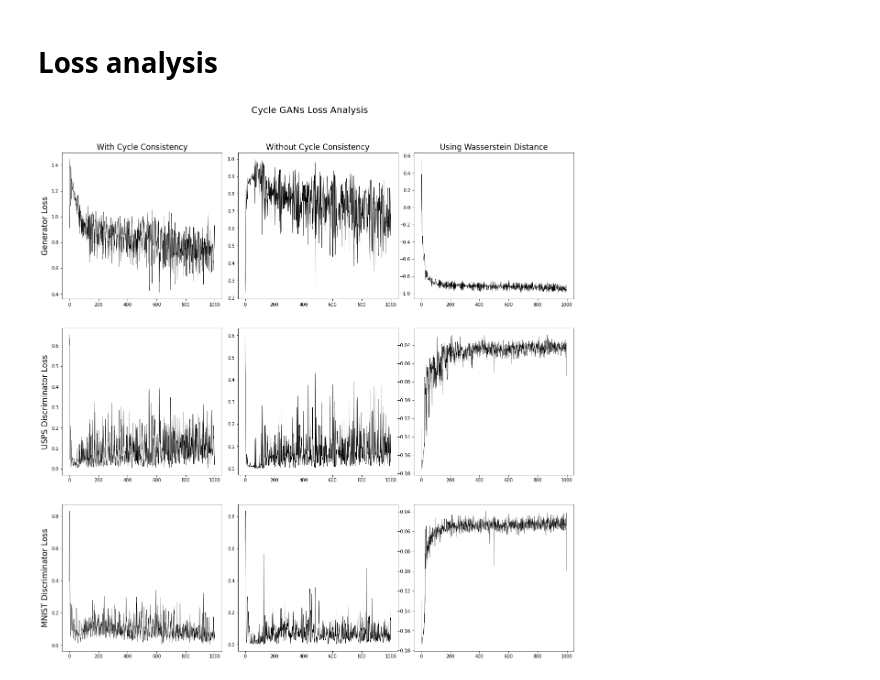
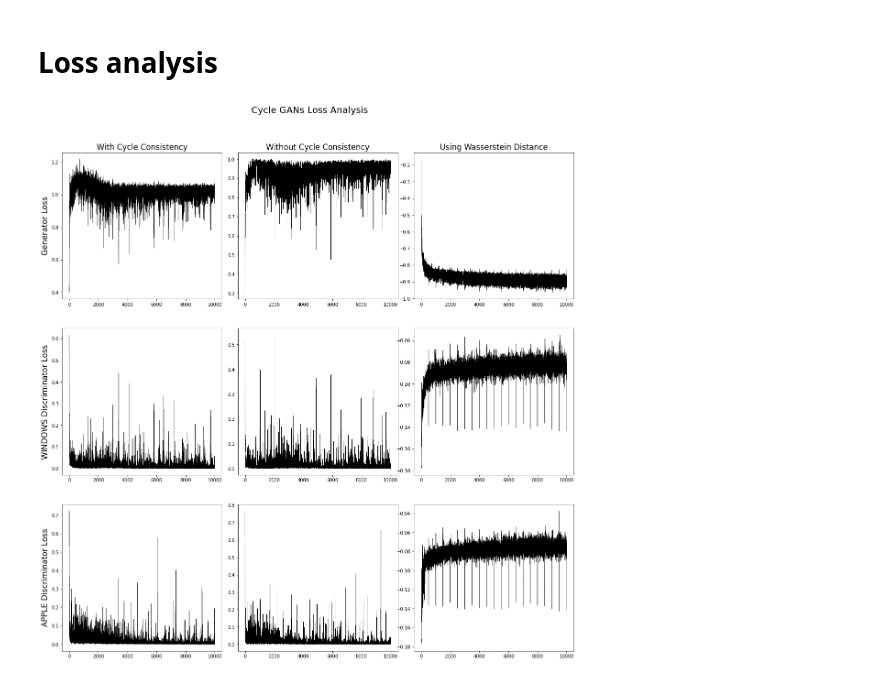
Before and after one commit to cerezamo/dl_ensae2020, a Jupyter notebook: APPLE_WINDOWS.ipynb, the cells around one changed output. Saved outputs shown, nothing was run; the diff lists cells and outputs as text; code cells hidden in the pictures.

```diff
--- a/APPLE_WINDOWS.ipynb
+++ b/APPLE_WINDOWS.ipynb
@@ -1108,28 +1158,28 @@ image
 # %%
 fig, axes = plt.subplots(nrows=3, ncols=3, figsize=(20,20))
 
-axes[0,0].plot(MNIST_USPS['g_loss'], color='black', linewidth=0.5)
+axes[0,0].plot(APPLE_WIN['g_loss'], color='black', linewidth=0.5)
 axes[0,0].set_title('With Cycle Consistency', fontsize=17)
 axes[0,0].set_ylabel("Generator Loss", fontsize=17)
-axes[0,1].plot(MNIST_USPS_no_cycle['g_loss'], color='black', linewidth=0.5)
+axes[0,1].plot(APPLE_WIN_no_cycle['g_loss'], color='black', linewidth=0.5)
 axes[0,1].set_title('Without Cycle Consistency', fontsize=17)
-axes[0,2].plot(MNIST_USPS_wass['g_loss'], color='black', linewidth=0.5)
+axes[0,2].plot(APPLE_WIN_wass['g_loss'], color='black', linewidth=0.5)
 axes[0,2].set_title('Using Wasserstein Distance', fontsize=17)
 
-axes[1,0].plot(MNIST_USPS['D_U_loss'], color='black', linewidth=0.5)
-axes[1,0].set_ylabel("USPS Discriminator Loss", fontsize=17)
-axes[1,1].plot(MNIST_USPS_no_cycle['D_U_loss'], color='black', linewidth=0.5)
-axes[1,2].plot(MNIST_USPS_wass['d_loss_u'], color='black', linewidth=0.5)
+axes[1,0].plot(APPLE_WIN['D_W_loss'], color='black', linewidth=0.5)
+axes[1,0].set_ylabel("WINDOWS Discriminator Loss", fontsize=17)
+axes[1,1].plot(APPLE_WIN_no_cycle['D_W_loss'], color='black', linewidth=0.5)
+axes[1,2].plot(APPLE_WIN_wass['d_loss_u'], color='black', linewidth=0.5)
 
-axes[2,0].plot(MNIST_USPS['D_M_loss'], color='black', linewidth=0.5)
-axes[2,0].set_ylabel("MNIST Discriminator Loss", fontsize=17)
-axes[2,1].plot(MNIST_USPS_no_cycle['D_M_loss'], color='black', linewidth=0.5)
-axes[2,2].plot(MNIST_USPS_wass['d_loss_m'], color='black', linewidth=0.5)
+axes[2,0].plot(APPLE_WIN['D_A_loss'], color='black', linewidth=0.5)
+axes[2,0].set_ylabel("APPLE Discriminator Loss", fontsize=17)
+axes[2,1].plot(APPLE_WIN_no_cycle['D_A_loss'], color='black', linewidth=0.5)
+axes[2,2].plot(APPLE_WIN_wass['d_loss_m'], color='black', linewidth=0.5)
 
 fig.suptitle('Cycle GANs Loss Analysis', fontsize=20, y=0.95)
 fig.subplots_adjust(wspace=0.1)
 
 plt.savefig(os.path.join(RESULTS_PATH, 'loss_analysis.jpg'), optimize=True, quality=95)
 plt.show()
 # %% [output]
-[figure, old version]
+[figure, new version]
```
Also changed, not shown: parts of 3 cells of this notebook.
